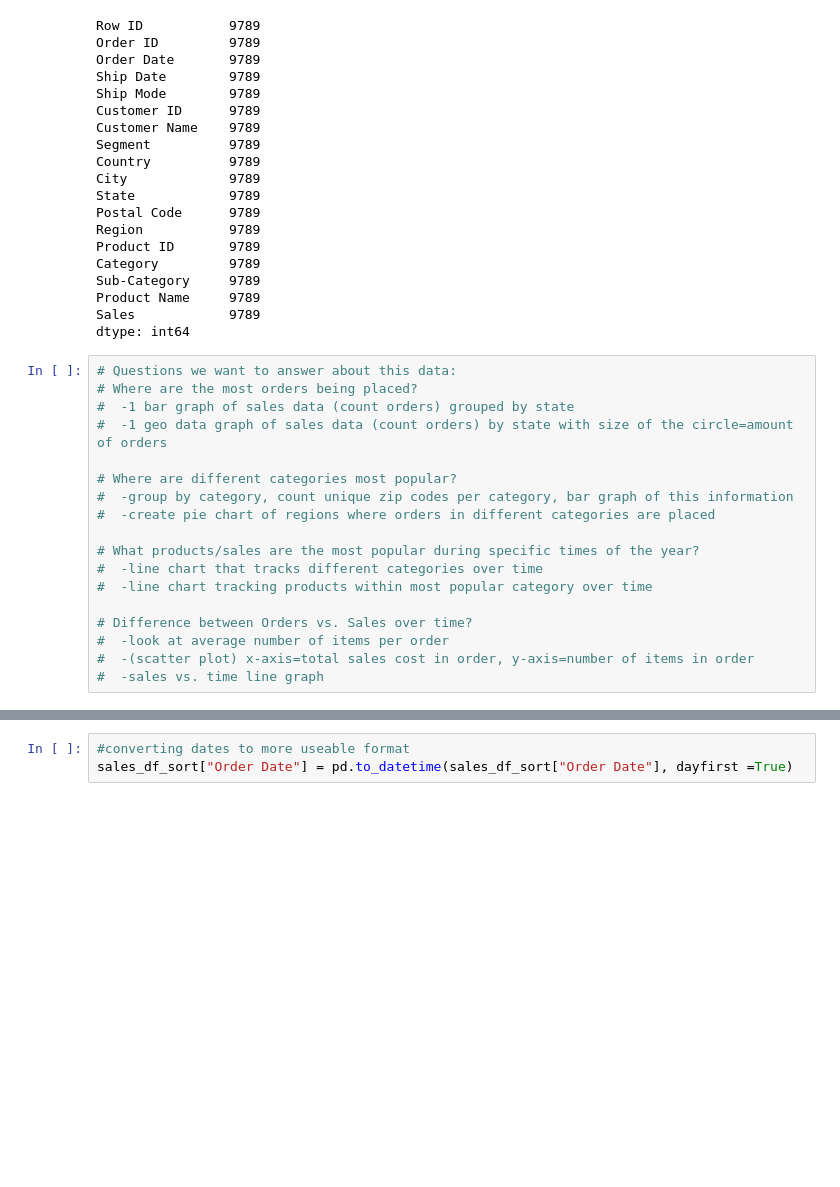
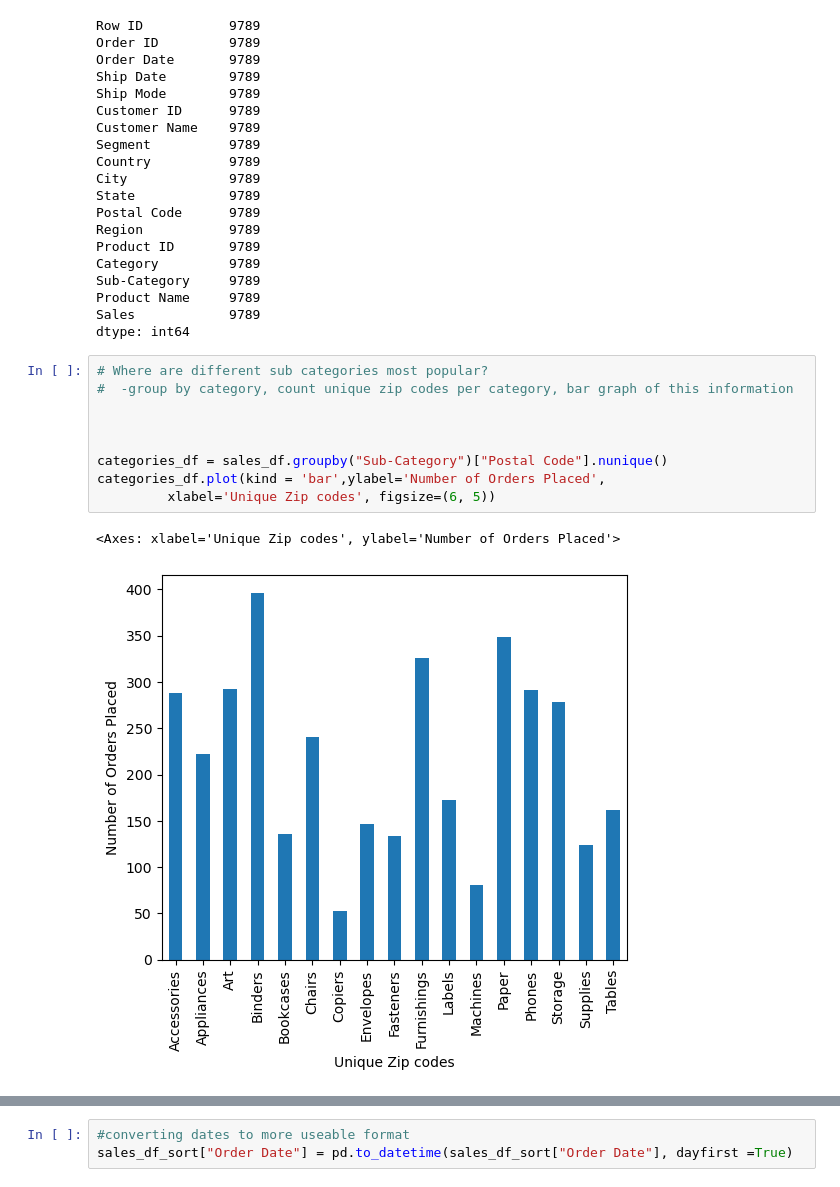
Before and after one commit to Czoperda/project-1, a Jupyter notebook: Sales Data Project.ipynb, the cells around one changed output, grey strips where cells are left out. Saved outputs shown, nothing was run; the diff lists cells and outputs as text; blank space fills up the shorter version.

```diff
--- a/Sales Data Project.ipynb
+++ b/Sales Data Project.ipynb
@@ -66,21 +66,15 @@ Sub-Category     9789
 Product Name     9789
 Sales            9789
 dtype: int64
-# %%
-# Questions we want to answer about this data:
-# Where are the most orders being placed?
-#  -1 bar graph of sales data (count orders) grouped by state
-#  -1 geo data graph of sales data (count orders) by state with size of the circle=amount of orders
-
-# Where are different categories most popular?
-#  -group by category, count unique zip codes per category, bar graph of this information
-#  -create pie chart of regions where orders in different categories are placed
-
-# What products/sales are the most popular during specific times of the year?
-#  -line chart that tracks different categories over time
-#  -line chart tracking products within most popular category over time
-
-# Difference between Orders vs. Sales over time?
-#  -look at average number of items per order
-#  -(scatter plot) x-axis=total sales cost in order, y-axis=number of items in order
-#  -sales vs. time line graph
+# %%
+# Where are different sub categories most popular?
+#  -group by category, count unique zip codes per category, bar graph of this information
+
+
+
+categories_df = sales_df.groupby("Sub-Category")["Postal Code"].nunique()
+categories_df.plot(kind = 'bar',ylabel='Number of Orders Placed',
+         xlabel='Unique Zip codes', figsize=(6, 5))
+# %% [output]
+<Axes: xlabel='Unique Zip codes', ylabel='Number of Orders Placed'>
+[figure, added]
```
Also changed, not shown: parts of 8 cells of this notebook, 1 other file.
